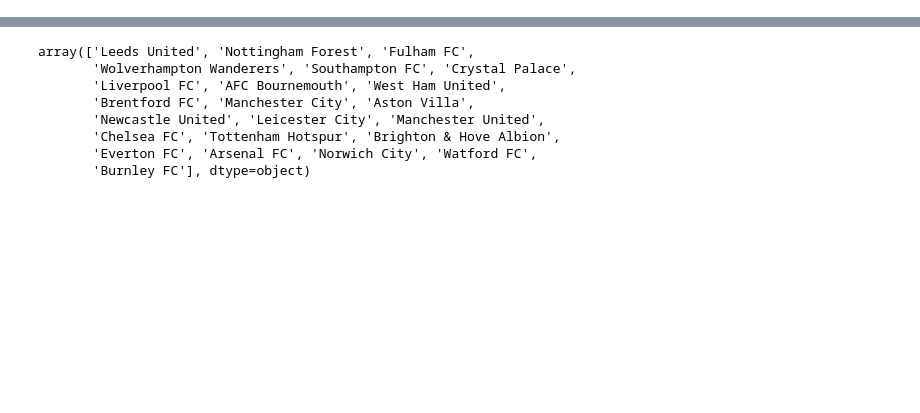
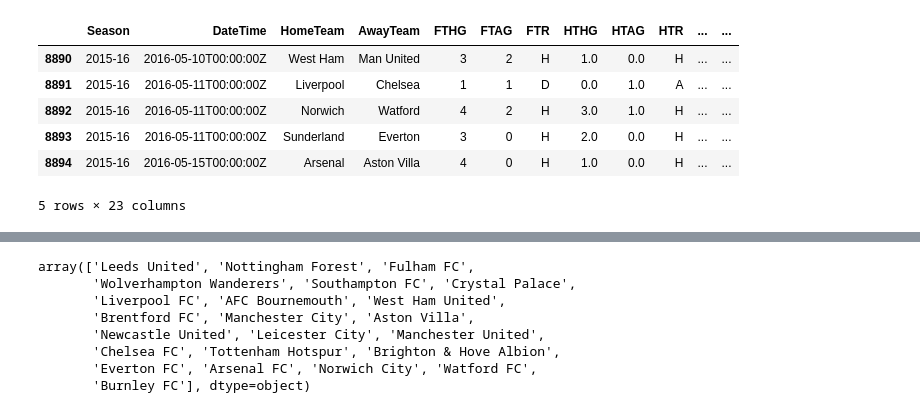
Before and after one commit to roberthanna94/reha228, a Jupyter notebook: Projects/EPL Player Analysis.ipynb, the cells around one changed output, grey strips where cells are left out. Cells and saved outputs as stored; diff of their text form; code cells hidden in the pictures; blank space fills up the shorter version.

```diff
--- a/Projects/EPL Player Analysis.ipynb
+++ b/Projects/EPL Player Analysis.ipynb
@@ -22,0 +32,11 @@ df.date_of_birth = pd.to_datetime(df.date_of_birth, format = '%d/%m/%Y').dt.year
+# %%
+# Preview the eval set
+eval_df.head()
+# %% [output]
+|  | Season | DateTime | HomeTeam | AwayTeam | FTHG | FTAG | FTR | HTHG | HTAG | HTR | ... | ... |
+| 8890 | 2015-16 | 2016-05-10T00:00:00Z | West Ham | Man United | 3 | 2 | H | 1.0 | 0.0 | H | ... | ... |
+| 8891 | 2015-16 | 2016-05-11T00:00:00Z | Liverpool | Chelsea | 1 | 1 | D | 0.0 | 1.0 | A | ... | ... |
+| 8892 | 2015-16 | 2016-05-11T00:00:00Z | Norwich | Watford | 4 | 2 | H | 3.0 | 1.0 | H | ... | ... |
+| 8893 | 2015-16 | 2016-05-11T00:00:00Z | Sunderland | Everton | 3 | 0 | H | 2.0 | 0.0 | H | ... | ... |
+| 8894 | 2015-16 | 2016-05-15T00:00:00Z | Arsenal | Aston Villa | 4 | 0 | H | 1.0 | 0.0 | H | ... | ... |
+5 rows × 23 columns
```
Also changed, not shown: parts of 16 cells of this notebook.
